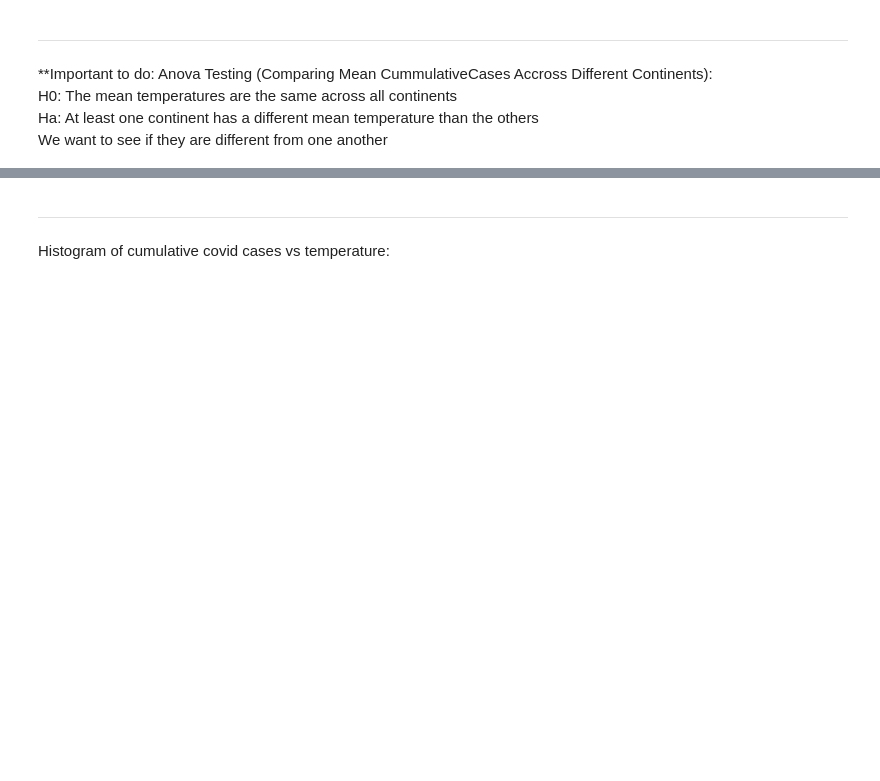
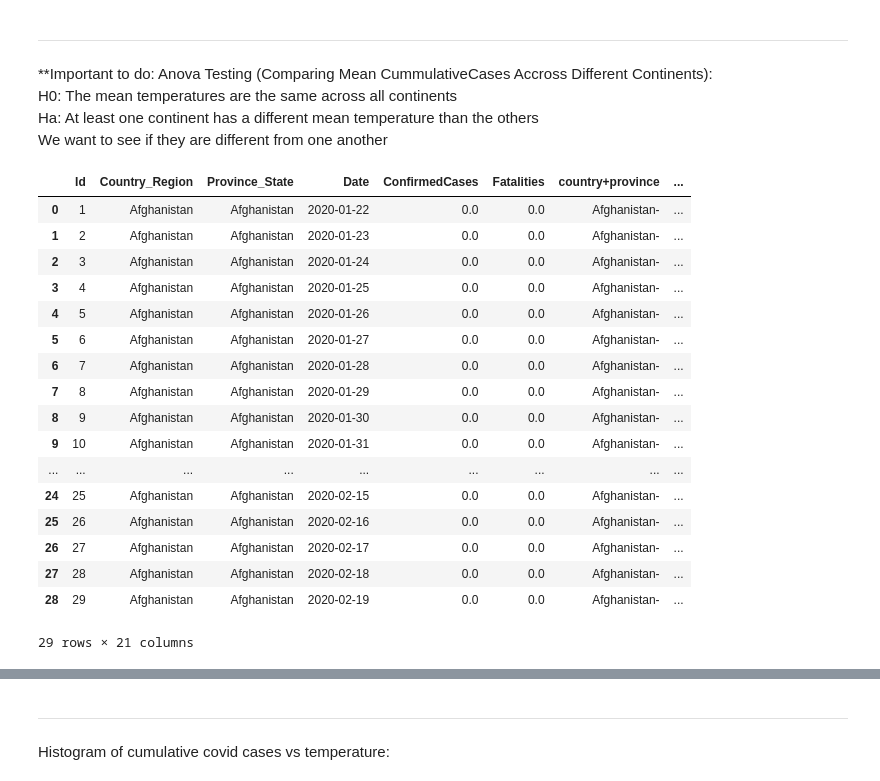
Before and after one commit to jean03f/Covid-19_DataAnalysis, a Jupyter notebook: groupB.ipynb, the cells around one changed output, grey strips where cells are left out. Saved outputs shown, nothing was run; the diff lists cells and outputs as text; code cells hidden in the pictures; blank space fills up the shorter version.

```diff
--- a/groupB.ipynb
+++ b/groupB.ipynb
@@ -148,3 +233,49 @@ Since we rejet the null hypothesis, we can infer that at least one of the distri
 <br> H0: The mean temperatures are the same across all continents
 <br> Ha: At least one continent has a different mean temperature than the others
 <br> We want to see if they are different from one another
+# %%
+import numpy as np
+
+df_copy = df.copy()
+
+# Removing cruise from the operation since they dont have enough data points
+df_copy = df_copy[~df_copy['Country_Region'].isin(['MS Zaandam', 'Diamond Princess'])]
+df_copy.head(29)
+
+# date_filtered_df = df_copy[df_copy['Date'] == '2020-04-08']
+# continent_map_df = pd.read_csv('Continents.csv')
+# merged_df_data = pd.merge(date_filtered_df[['Province_State','Country_Region']], continent_map_df, on='Country_Region', how='left')
+
+# provinces_states_cases = date_filtered_df.groupby('Province_State')['ConfirmedCases'].sum().reset_index()
+
+# merged_df_continent = pd.merge(provinces_states_cases, merged_df_data, on='Province_State', how='left')
+
+# merged_df_continent.head(20)
+
+# # Perform ANOVA test
+# categories = merged_df_continent['Continent'].unique()
+# cases_by_category = [merged_df_continent[merged_df_continent['Continent'] == cat]['ConfirmedCases'] for cat in categories]
+# f, p = stats.f_oneway(*cases_by_category)
+
+# # Print the results
+# print("F-statistic:", f)
+# print("P-value:", p)
+# %% [output]
+|  | Id | Country_Region | Province_State | Date | ConfirmedCases | Fatalities | country+province | ... |
+| 0 | 1 | Afghanistan | Afghanistan | 2020-01-22 | 0.0 | 0.0 | Afghanistan- | ... |
+| 1 | 2 | Afghanistan | Afghanistan | 2020-01-23 | 0.0 | 0.0 | Afghanistan- | ... |
+| 2 | 3 | Afghanistan | Afghanistan | 2020-01-24 | 0.0 | 0.0 | Afghanistan- | ... |
+| 3 | 4 | Afghanistan | Afghanistan | 2020-01-25 | 0.0 | 0.0 | Afghanistan- | ... |
+| 4 | 5 | Afghanistan | Afghanistan | 2020-01-26 | 0.0 | 0.0 | Afghanistan- | ... |
+| 5 | 6 | Afghanistan | Afghanistan | 2020-01-27 | 0.0 | 0.0 | Afghanistan- | ... |
+| 6 | 7 | Afghanistan | Afghanistan | 2020-01-28 | 0.0 | 0.0 | Afghanistan- | ... |
+| 7 | 8 | Afghanistan | Afghanistan | 2020-01-29 | 0.0 | 0.0 | Afghanistan- | ... |
+| 8 | 9 | Afghanistan | Afghanistan | 2020-01-30 | 0.0 | 0.0 | Afghanistan- | ... |
+| 9 | 10 | Afghanistan | Afghanistan | 2020-01-31 | 0.0 | 0.0 | Afghanistan- | ... |
+| ... | ... | ... | ... | ... | ... | ... | ... | ... |
+| 24 | 25 | Afghanistan | Afghanistan | 2020-02-15 | 0.0 | 0.0 | Afghanistan- | ... |
+| 25 | 26 | Afghanistan | Afghanistan | 2020-02-16 | 0.0 | 0.0 | Afghanistan- | ... |
+| 26 | 27 | Afghanistan | Afghanistan | 2020-02-17 | 0.0 | 0.0 | Afghanistan- | ... |
+| 27 | 28 | Afghanistan | Afghanistan | 2020-02-18 | 0.0 | 0.0 | Afghanistan- | ... |
+| 28 | 29 | Afghanistan | Afghanistan | 2020-02-19 | 0.0 | 0.0 | Afghanistan- | ... |
+29 rows × 21 columns
```
Also changed, not shown: parts of 8 cells of this notebook.
